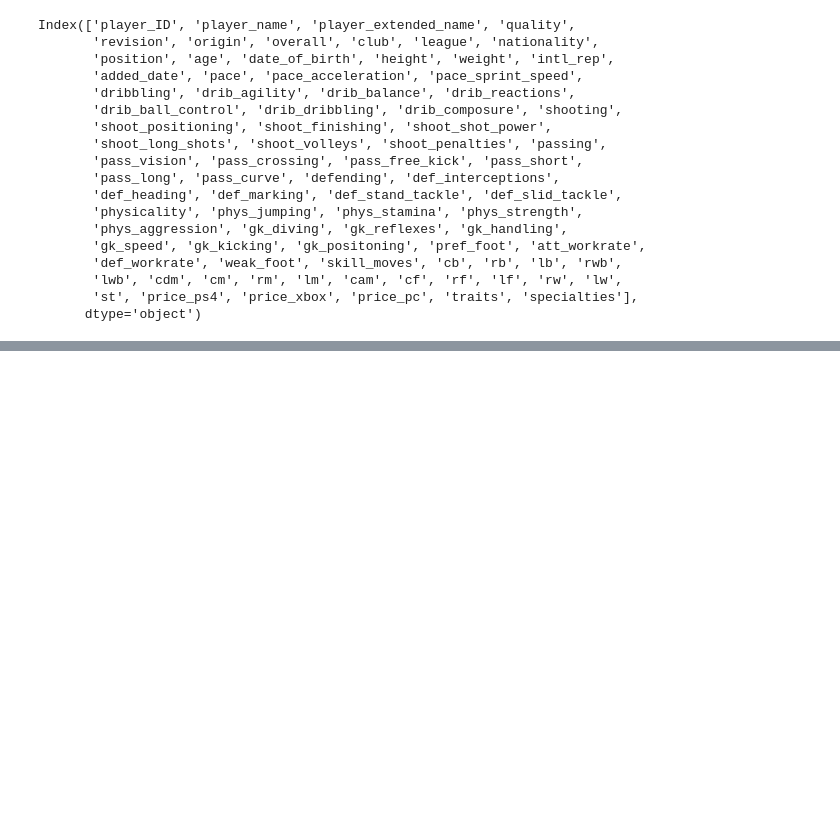
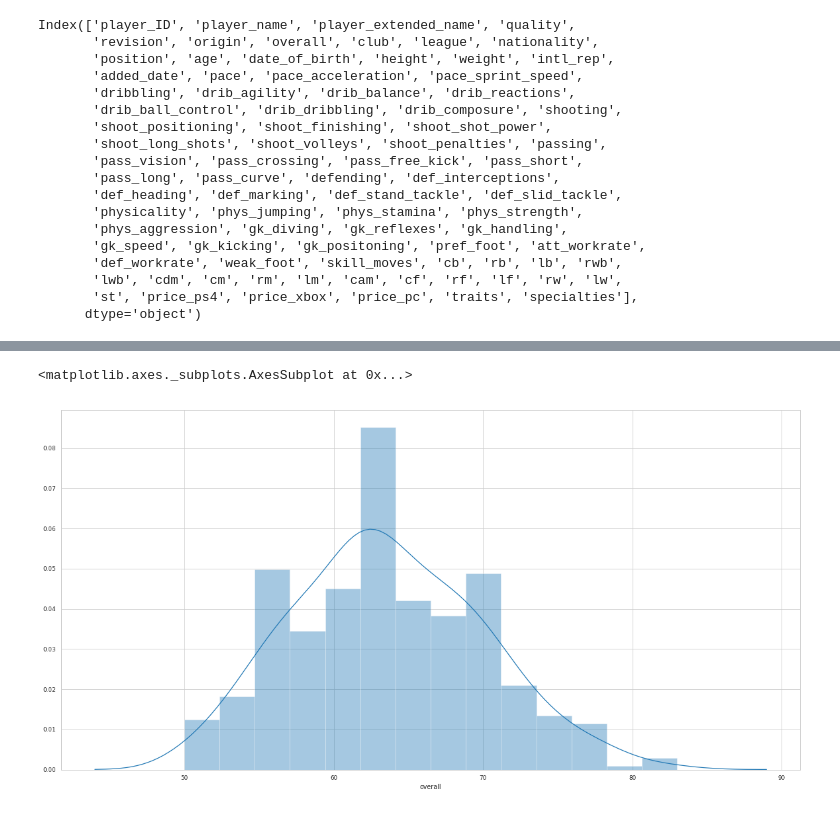
Before and after one commit to EvaSalomon/acamica, a Jupyter notebook: fut19/Desafio.ipynb, the cells around one changed output, grey strips where cells are left out. Saved outputs shown, nothing was run; the diff lists cells and outputs as text; code cells hidden in the pictures; blank space fills up the shorter version.

```diff
--- a/fut19/Desafio.ipynb
+++ b/fut19/Desafio.ipynb
@@ -8,3 +1,16 @@ pd.set_option('display.max_colwidth', -1)
+# %%
+import matplotlib.pyplot as plt
+%matplotlib inline
+import seaborn as sns
+import pandas as pd
+import numpy as np
+
+pd.set_option('display.max_colwidth', -1)
+
+sns.set_style("whitegrid")
+sns.set_context("paper")
+
+plt.rcParams['figure.figsize'] = (20,10)
 # %%
 df = pd.read_csv('./data/fut19.csv')
 # %%
@@ -53,0 +65,7 @@ leaguesMean.sort_values(by = 'price_xbox', ascending=True)
+# %%
+league0 = df.loc[(df['league'] == 'Saudi Professional League')]
+# %%
+sns.distplot(league0.overall)
+# %% [output]
+<matplotlib.axes._subplots.AxesSubplot at 0x...>
+[figure, added]
```
Also changed, not shown: parts of 10 cells of this notebook.
